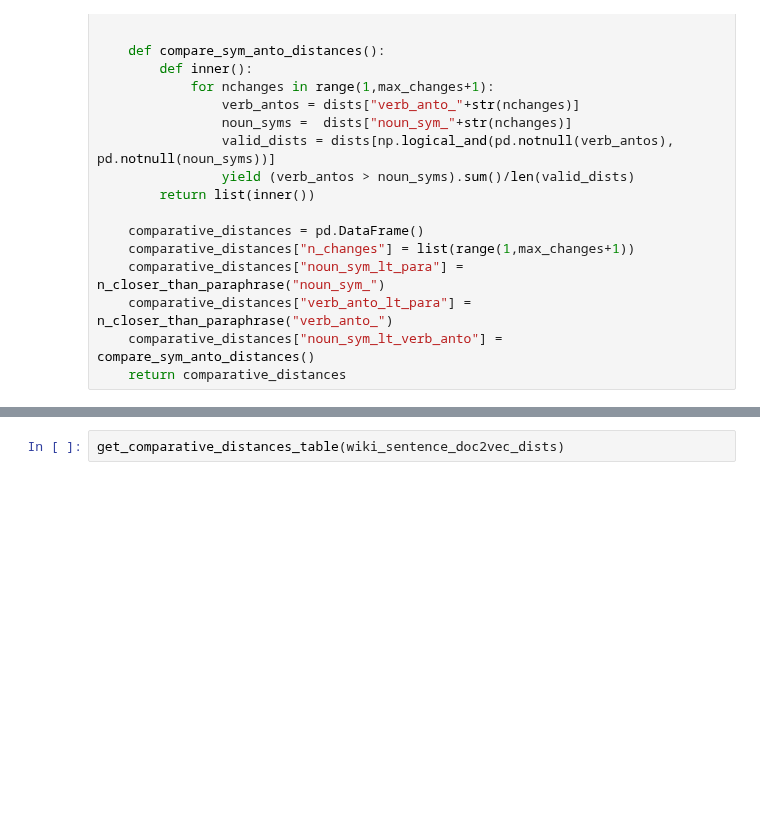
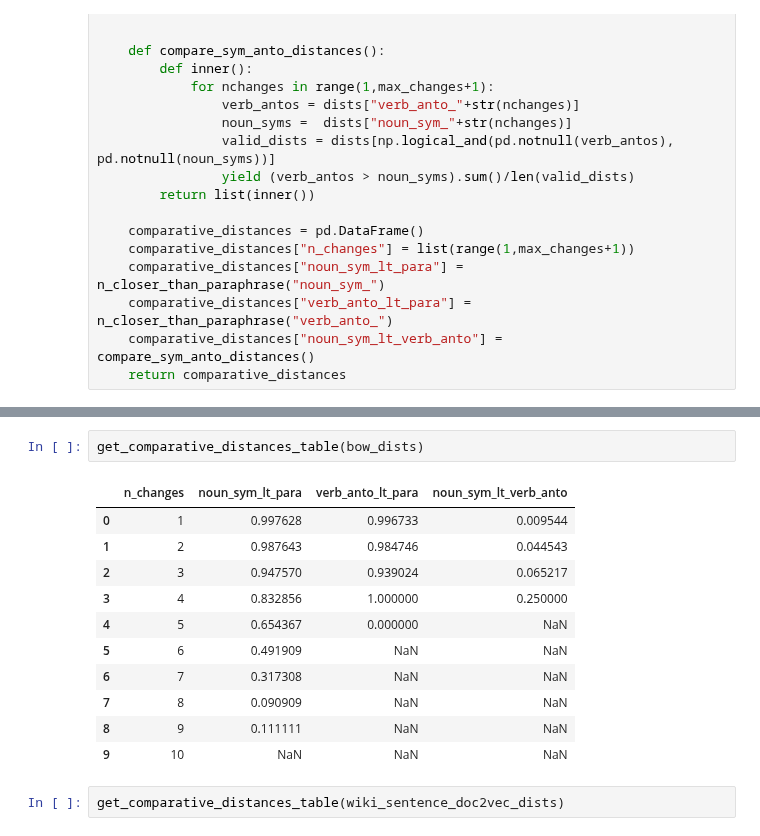
Before and after one commit to oxinabox/phd, a Jupyter notebook: prototypes/Projects/SemanticVsSyntacticEval/results_analysis.ipynb, the cells around one changed output, grey strips where cells are left out. Saved outputs shown, nothing was run; the diff lists cells and outputs as text; blank space fills up the shorter version.

```diff
--- a/prototypes/Projects/SemanticVsSyntacticEval/results_analysis.ipynb
+++ b/prototypes/Projects/SemanticVsSyntacticEval/results_analysis.ipynb
@@ -71,3 +160,17 @@ def get_comparative_distances_table(dists, max_changes = 10):
+# %%
+get_comparative_distances_table(bow_dists)
+# %% [output]
+|  | n_changes | noun_sym_lt_para | verb_anto_lt_para | noun_sym_lt_verb_anto |
+| 0 | 1 | 0.997628 | 0.996733 | 0.009544 |
+| 1 | 2 | 0.987643 | 0.984746 | 0.044543 |
+| 2 | 3 | 0.947570 | 0.939024 | 0.065217 |
+| 3 | 4 | 0.832856 | 1.000000 | 0.250000 |
+| 4 | 5 | 0.654367 | 0.000000 | NaN |
+| 5 | 6 | 0.491909 | NaN | NaN |
+| 6 | 7 | 0.317308 | NaN | NaN |
+| 7 | 8 | 0.090909 | NaN | NaN |
+| 8 | 9 | 0.111111 | NaN | NaN |
+| 9 | 10 | NaN | NaN | NaN |
 # %%
 get_comparative_distances_table(wiki_sentence_doc2vec_dists)
 # %% [output]
```
Also changed, not shown: parts of 9 cells of this notebook, 4 other files.
